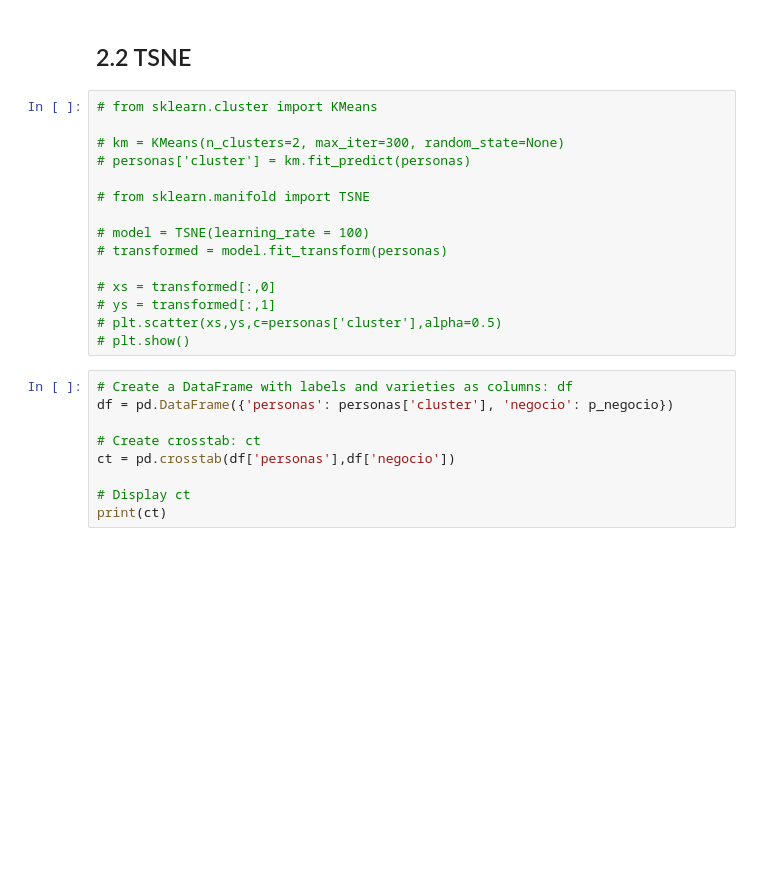
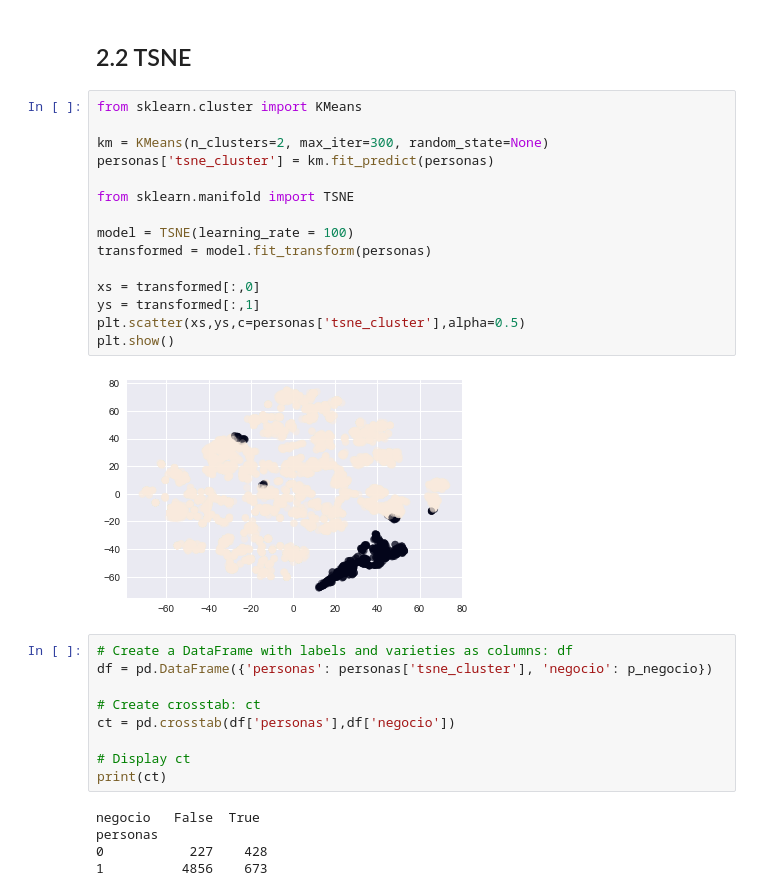
Before and after one commit to jcardenaslie/mem_aitue, a Jupyter notebook: Main Project/3 - Modeling/Modeling Unsupervised.ipynb, the cells around one changed output. Cells and saved outputs as stored; diff of their text form; blank space fills up the shorter version.

```diff
--- a/Main Project/3 - Modeling/Modeling Unsupervised.ipynb
+++ b/Main Project/3 - Modeling/Modeling Unsupervised.ipynb
@@ -114,26 +154,33 @@ personas.groupby('cluster').mean()
 # %% [markdown]
 ## 2.2 TSNE
 # %%
-# from sklearn.cluster import KMeans
+from sklearn.cluster import KMeans
 
-# km = KMeans(n_clusters=2, max_iter=300, random_state=None)
-# personas['cluster'] = km.fit_predict(personas)
+km = KMeans(n_clusters=2, max_iter=300, random_state=None)
+personas['tsne_cluster'] = km.fit_predict(personas)
 
-# from sklearn.manifold import TSNE
+from sklearn.manifold import TSNE
 
-# model = TSNE(learning_rate = 100)
-# transformed = model.fit_transform(personas)
+model = TSNE(learning_rate = 100)
+transformed = model.fit_transform(personas)
 
-# xs = transformed[:,0]
-# ys = transformed[:,1]
-# plt.scatter(xs,ys,c=personas['cluster'],alpha=0.5)
-# plt.show()
+xs = transformed[:,0]
+ys = transformed[:,1]
+plt.scatter(xs,ys,c=personas['tsne_cluster'],alpha=0.5)
+plt.show()
+# %% [output]
+[figure, added]
 # %%
 # Create a DataFrame with labels and varieties as columns: df
-df = pd.DataFrame({'personas': personas['cluster'], 'negocio': p_negocio})
+df = pd.DataFrame({'personas': personas['tsne_cluster'], 'negocio': p_negocio})
 
 # Create crosstab: ct
 ct = pd.crosstab(df['personas'],df['negocio'])
 
 # Display ct
 print(ct)
+# %% [output]
+negocio   False  True
+personas
+0           227    428
+1          4856    673
```
Also changed, not shown: parts of 13 cells of this notebook, 44 other files.
